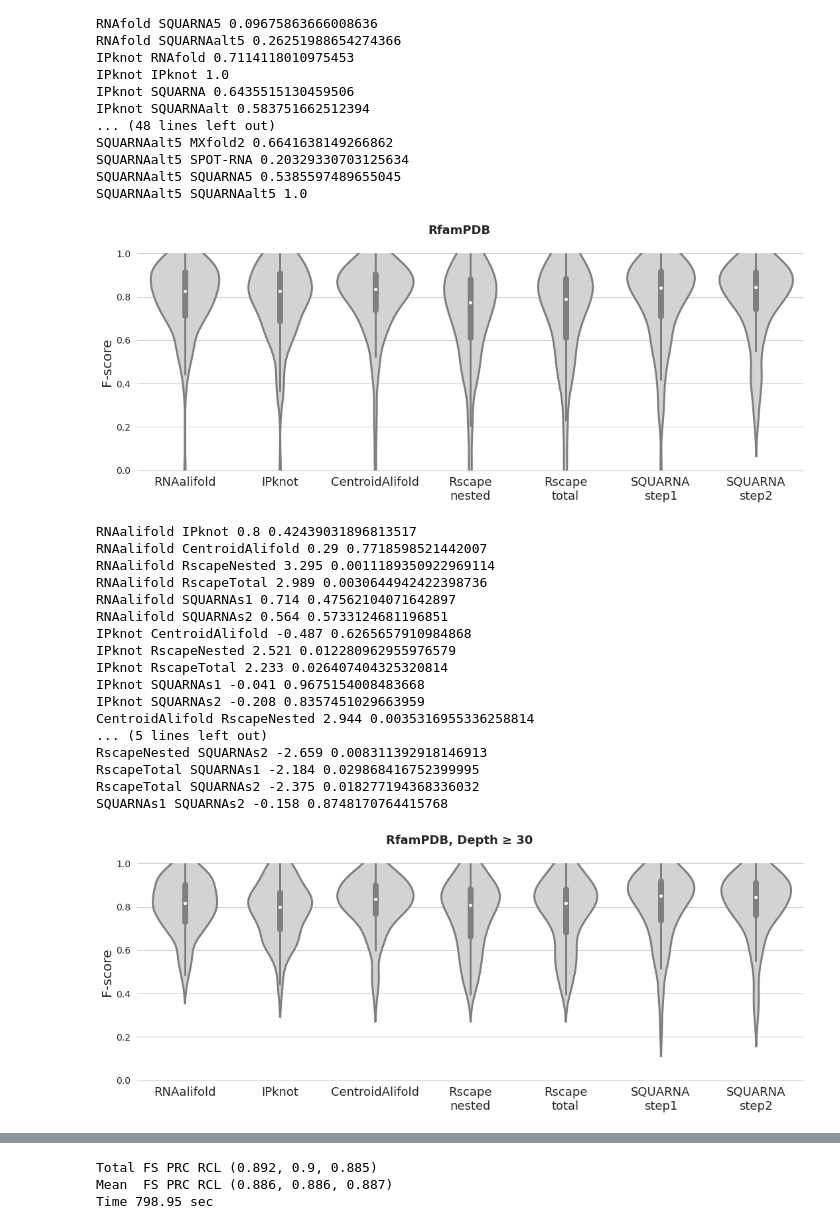
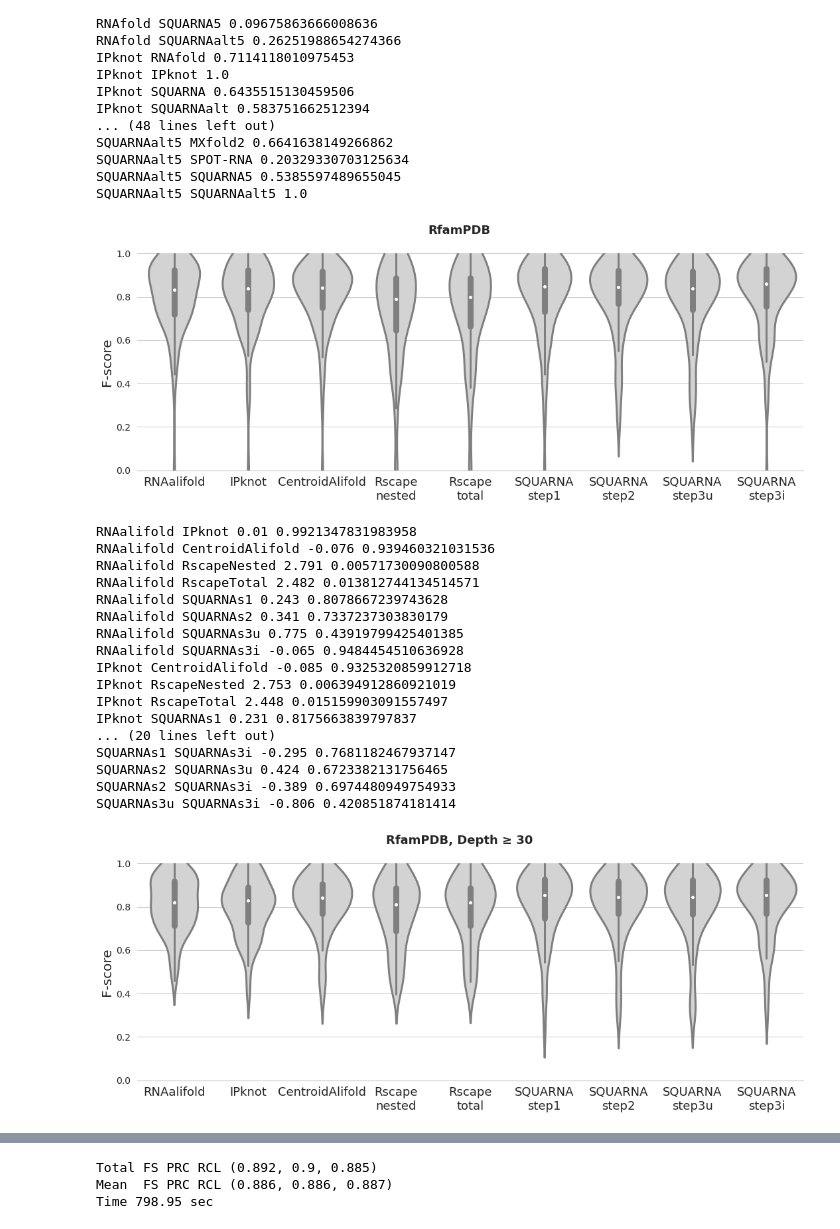
Before and after one commit to febos/SQUARNA, a Jupyter notebook: benchmarks/Violins.ipynb, the cells around one changed output, grey strips where cells are left out. Cells and saved outputs as stored; diff of their text form; code cells hidden in the pictures.

Commit message:
figure 1 draft

```diff
--- a/benchmarks/Violins.ipynb
+++ b/benchmarks/Violins.ipynb
@@ -112,11 +112,11 @@ def Harmonized(fs1,fs2):
 
 for dataset in ("RfamPDB",):# "Rfam14.9", "RNAStralignExt",):
 
-    tools = "RNAalifold IPknot CentroidAlifold RscapeNested RscapeTotal SQUARNAs1 SQUARNAs2".split(' ') #SQUARNAs3u SQUARNAs3i
+    tools = "RNAalifold IPknot CentroidAlifold RscapeNested RscapeTotal SQUARNAs1 SQUARNAs2 SQUARNAs3u SQUARNAs3i".split(' ')
 
     labels = ["RNAalifold","IPknot",
               "CentroidAlifold","Rscape\nnested","Rscape\ntotal",
-              "SQUARNA\nstep1","SQUARNA\nstep2",]#"SQUARNA\nstep3u","SQUARNA\nstep3i"]
+              "SQUARNA\nstep1","SQUARNA\nstep2","SQUARNA\nstep3u","SQUARNA\nstep3i"]
 
     #tools = "RNAalifold IPknot CentroidAlifold RscapeNested RscapeTotal SQUARNAs1 SQUARNAs2 SQUARNAs3i SQUARNAs3u".split(' ')
 
@@ -153,6 +153,8 @@ for dataset in ("RfamPDB",):# "Rfam14.9", "RNAStralignExt",):
             fpind = title.index("FP")
             fnind = title.index("FN")
             for line in lines[1:]:
+                if int(line.strip().split('\t')[lnind]) > 500:
+                    continue
                 #if line.strip().split('\t')[famind] in fams:
                 depths.append(int(line.strip().split('\t')[dpind]))
                 if depths[-1]>=30:
@@ -232,7 +234,7 @@ for dataset in ("RfamPDB",):# "Rfam14.9", "RNAStralignExt",):
     f, ax = plt.subplots(figsize=(13, 6))
     f.suptitle('{}'.format(dataset), fontsize=18, fontweight='bold')
     ax.set_ylim([0.3,1.0])
-    ax.set_xlim([2,1000])
+    ax.set_xlim([10**-0.5,1000])
     for k,tool in enumerate(tools):
         nums   = res[tool]
         numsTP = resTP[tool]
@@ -243,51 +245,51 @@ for dataset in ("RfamPDB",):# "Rfam14.9", "RNAStralignExt",):
         pairs.sort()
         dat = {}
         for i in range(len(pairs)):
             dat[pairs[i][0]] = Harmonized(FScore(sum([p[1] for p in pairs[i:]]),
                                       sum([p[2] for p in pairs[i:]]),
                                       sum([p[3] for p in pairs[i:]]))[0],
                                           np.mean([p[4] for p in pairs[i:]]))
 
         dat = sorted(dat.items())
         xx  = [d[0] for d in dat]
         yy  = [d[1] for d in dat]
         if tool.startswith('Rscape'):
             ax.plot(xx,yy,label=labels[k], linewidth=3, ls='--')
         elif tool.startswith("SQUARNA"):
             ax.plot(xx,yy,label=labels[k], linewidth=3)
         else:
             ax.plot(xx,yy,label=labels[k], linewidth=3, ls=':')
     # get the legend object
     leg = ax.legend(fontsize=16)
 
     # change the line width for the legend
     for line in leg.get_lines():
         line.set_linewidth(4)
     ax.set_ylabel("Harmonized F-score", fontsize=20)
     ax.set_xlabel("Depth ≥ X", fontsize=20)
     ax.set_yticks([0.4,0.6,0.8,1.0],
                   labels=[0.4,0.6,0.8,1.0], size=14)
-    ax.set_xticks([10,100,1000],
-                  labels=[10,100,1000], size=14)
+    ax.set_xticks([1,10,100,1000],
+                  labels=[1,10,100,1000], size=14)
     ax.set_xscale("log")
     plt.show()
 # %% [output]
-[figure, old version]
+[figure, new version]
-RNAalifold IPknot 0.8 0.42439031896813517
-RNAalifold CentroidAlifold 0.29 0.7718598521442007
-RNAalifold RscapeNested 3.295 0.0011189350922969114
-RNAalifold RscapeTotal 2.989 0.0030644942422398736
-RNAalifold SQUARNAs1 0.714 0.47562104071642897
-RNAalifold SQUARNAs2 0.564 0.5733124681196851
-IPknot CentroidAlifold -0.487 0.6265657910984868
-IPknot RscapeNested 2.521 0.012280962955976579
-IPknot RscapeTotal 2.233 0.026407404325320814
-IPknot SQUARNAs1 -0.041 0.9675154008483668
-IPknot SQUARNAs2 -0.208 0.8357451029663959
-CentroidAlifold RscapeNested 2.944 0.0035316955336258814
-... (5 lines left out)
-RscapeNested SQUARNAs2 -2.659 0.008311392918146913
-RscapeTotal SQUARNAs1 -2.184 0.029868416752399995
-RscapeTotal SQUARNAs2 -2.375 0.018277194368336032
-SQUARNAs1 SQUARNAs2 -0.158 0.8748170764415768
+RNAalifold IPknot 0.01 0.9921347831983958
+RNAalifold CentroidAlifold -0.076 0.939460321031536
+RNAalifold RscapeNested 2.791 0.00571730090800588
+RNAalifold RscapeTotal 2.482 0.013812744134514571
+RNAalifold SQUARNAs1 0.243 0.8078667239743628
+RNAalifold SQUARNAs2 0.341 0.7337237303830179
+RNAalifold SQUARNAs3u 0.775 0.43919799425401385
+RNAalifold SQUARNAs3i -0.065 0.9484454510636928
+IPknot CentroidAlifold -0.085 0.9325320859912718
+IPknot RscapeNested 2.753 0.006394912860921019
+IPknot RscapeTotal 2.448 0.015159903091557497
+IPknot SQUARNAs1 0.231 0.8175663839797837
+... (20 lines left out)
+SQUARNAs1 SQUARNAs3i -0.295 0.7681182467937147
+SQUARNAs2 SQUARNAs3u 0.424 0.6723382131756465
+SQUARNAs2 SQUARNAs3i -0.389 0.6974480949754933
+SQUARNAs3u SQUARNAs3i -0.806 0.420851874181414
-[figure, old version]
+[figure, new version]
```
Also changed, not shown: parts of 5 cells of this notebook, 6 other files.
